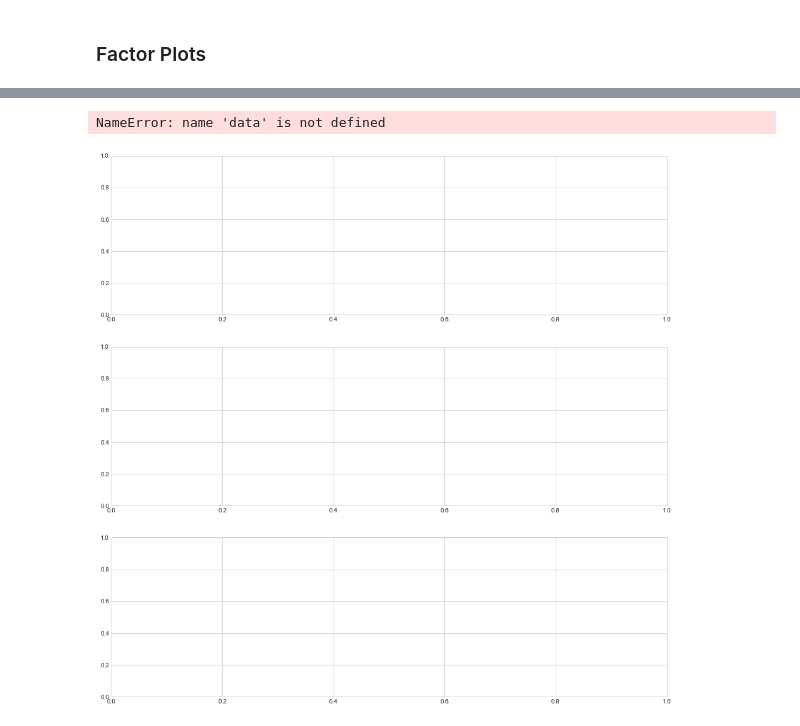
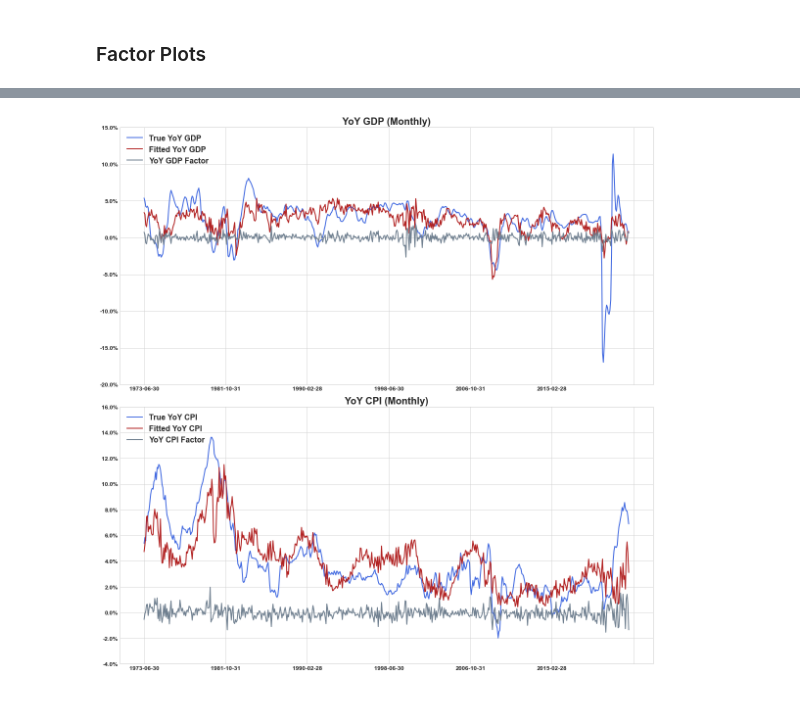
Before and after one commit to santoromano/Macro-Cross-Sectional-Analysis, a Jupyter notebook: mimicking_portfolios.ipynb, the cells around one changed output, grey strips where cells are left out. Cells and saved outputs as stored; diff of their text form; code cells hidden in the pictures.

Commit message:
Plots done

```diff
--- a/mimicking_portfolios.ipynb
+++ b/mimicking_portfolios.ipynb
@@ -660,9 +634,18 @@ plt.style.use('seaborn-whitegrid')
 # pd.DataFrame({'True CPI':y_cpi, 'GDP Factor':cpi_factor, 'Fitted GDP':model.predict()['cpi_yoy'].iloc[:,0]}).plot()
 # %%
 # Plot Data
-# monthly_data = pd.DataFrame({'True MoM GDP': gdp_mom, 'MoM GDP Factor': gdp_mom_factor, 'Fitted MoM GDP': monthly_model.predict()['gdp_mom'].iloc[:,0],
-#                              'True MoM CPI': cpi_mom, 'MoM CPI Factor': cpi_mom_factor, 'Fitted MoM CPI': monthly_model.predict()['cpi_mom'].iloc[:,0],
-#                              'True YoY GDP': gdp_yoy, 'YoY GDP Factor': gdp_yoy_factor, 'Fitted YoY GDP': monthly_model.predict()['gdp_yoy'].iloc[:,0],
-#                              'True MoM CPI': cpi_mom, 'MoM CPI Factor': cpi_yoy_factor, 'Fitted YoY CPI': monthly_model.predict()['cpi_yoy'].iloc[:,0]})
+monthly_true = pd.concat([gdp_mom, cpi_mom, gdp_yoy, cpi_yoy], axis=1).add_prefix('true_')
+monthly_fitted = pd.concat([monthly_model.predict()['gdp_mom'].iloc[:,0],
+                            monthly_model.predict()['cpi_mom'].iloc[:,0],
+                            monthly_model.predict()['gdp_yoy'].iloc[:,0],
+                            monthly_model.predict()['cpi_yoy'].iloc[:,0]], axis=1).add_prefix('fitted_')
 
-pd.concat([monthly_factors, gdp_mom, cpi_mom, gdp_yoy, cpi_yoy], axis=1)
+quarterly_true = pd.concat([gdp_qoq, cpi_qoq, gdp_4qoq, cpi_4qoq], axis=1).add_prefix('true_')
+quarterly_fitted = pd.concat([quarterly_model.predict()['gdp_qoq'].iloc[:,0],
+                            quarterly_model.predict()['cpi_qoq'].iloc[:,0],
+                            quarterly_model.predict()['gdp_4qoq'].iloc[:,0],
+                            quarterly_model.predict()['cpi_4qoq'].iloc[:,0]], axis=1).add_prefix('fitted_')
+
+
+monthly_data = pd.concat([monthly_factors.add_suffix('_factor'), monthly_true, monthly_fitted], axis=1)
+quarterly_data = pd.concat([quarterly_factors.add_suffix('_factor'), quarterly_true, quarterly_fitted], axis=1)
@@ -683,46 +652,29 @@ pd.concat([monthly_factors, gdp_mom, cpi_mom, gdp_yoy, cpi_yoy], axis=1)
 # %%
-fig, ax = plt.subplots(3, 1, figsize=(16,16))
+fig, ax = plt.subplots(2, 1, figsize=(16,16))
 
-
-ax1 = data["SP_yoy"].plot(ax=ax[0], legend=True, label="S&P500 YoY Return", color='royalblue', linewidth=2)
-ax11 = ax1.twinx()
-ax11 = data["ISM"].plot(ax=ax11, legend=True, label="ISM Index", color='firebrick', linewidth=2)
-ax1.set_title('S&P500 and ISM Manufacturing', fontsize=20)
+ax1 = monthly_data["true_gdp_yoy"].plot(ax=ax[0], legend=True, label="True YoY GDP", color='royalblue', linewidth=2)
+ax1 = monthly_data["fitted_gdp_yoy"].plot(ax=ax[0], legend=True, label="Fitted YoY GDP", color='firebrick', linewidth=2)
+ax1 = monthly_data["gdp_yoy_factor"].plot(ax=ax[0], legend=True, label="YoY GDP Factor", color='slategrey', linewidth=2)
+ax1.set_title('YoY GDP (Monthly)', fontsize=20, weight='bold')
 ax1.legend(loc=2, fontsize=16)
-ax11.legend(loc=0, fontsize=16)
 ax1.set_xlabel("")
 ax1.set_yticks(ax1.get_yticks())
 y_labels = ax1.get_yticks()
 ax1.set_yticklabels([f'{x:0.1%}' for x in y_labels])
 
 
-ax2 = data["10-2"].plot(ax=ax[1], legend=True, label="10 year - 2 year", color='royalblue', linewidth=2)
-ax2 = data["10-3m"].plot(ax=ax[1], legend=True, label="10 year - 3 month", color='indigo', linewidth=2)
-ax22 = ax2.twinx()
-ax22 = data["ISM"].plot(ax=ax22, legend=True, label="ISM Index", color='firebrick', linewidth=2)
-ax2.set_title('The Yield Curve and ISM Manufacturing', fontsize=20)
-ax2.legend(loc=0, fontsize=16)
-ax22.legend(loc=1, fontsize=16)
+ax2 = monthly_data["true_cpi_yoy"].plot(ax=ax[1], legend=True, label="True YoY CPI", color='royalblue', linewidth=2)
+ax2 = monthly_data["fitted_cpi_yoy"].plot(ax=ax[1], legend=True, label="Fitted YoY CPI", color='firebrick', linewidth=2)
+ax2 = monthly_data["cpi_yoy_factor"].plot(ax=ax[1], legend=True, label="YoY CPI Factor", color='slategrey', linewidth=2)
+ax2.set_title('YoY CPI (Monthly)', fontsize=20, weight='bold')
+ax2.legend(loc=2, fontsize=16)
 ax2.set_xlabel("")
 ax2.set_yticks(ax2.get_yticks())
 y_labels = ax2.get_yticks()
 ax2.set_yticklabels([f'{x:0.1%}' for x in y_labels])
 
-
-ax3 = data["10y_yoy"].plot(ax=ax[2], legend=True, label="10 year (12-month difference)", color='royalblue', linewidth=2)
-ax33 = ax3.twinx()
-ax33 = data["ISM"].plot(ax=ax33, legend=True, label="ISM Index", color='firebrick', linewidth=2)
-ax3.set_title('10 year yield and ISM Manufacturing', fontsize=20)
-ax3.legend(loc=2, fontsize=16)
-ax33.legend(loc=1, fontsize=16)
-ax3.set_xlabel("")
-ax3.set_yticks(ax3.get_yticks())
-y_labels = ax3.get_yticks()
-ax3.set_yticklabels([f'{100*x:0.0f}bps' for x in y_labels])
-
-
+# fig.savefig('monthly_factors.jpg')
 fig.tight_layout()
 plt.show()
 # %% [output]
-NameError: name 'data' is not defined
-[figure, old version]
+[figure, new version]
```
Also changed, not shown: parts of 5 cells of this notebook.
